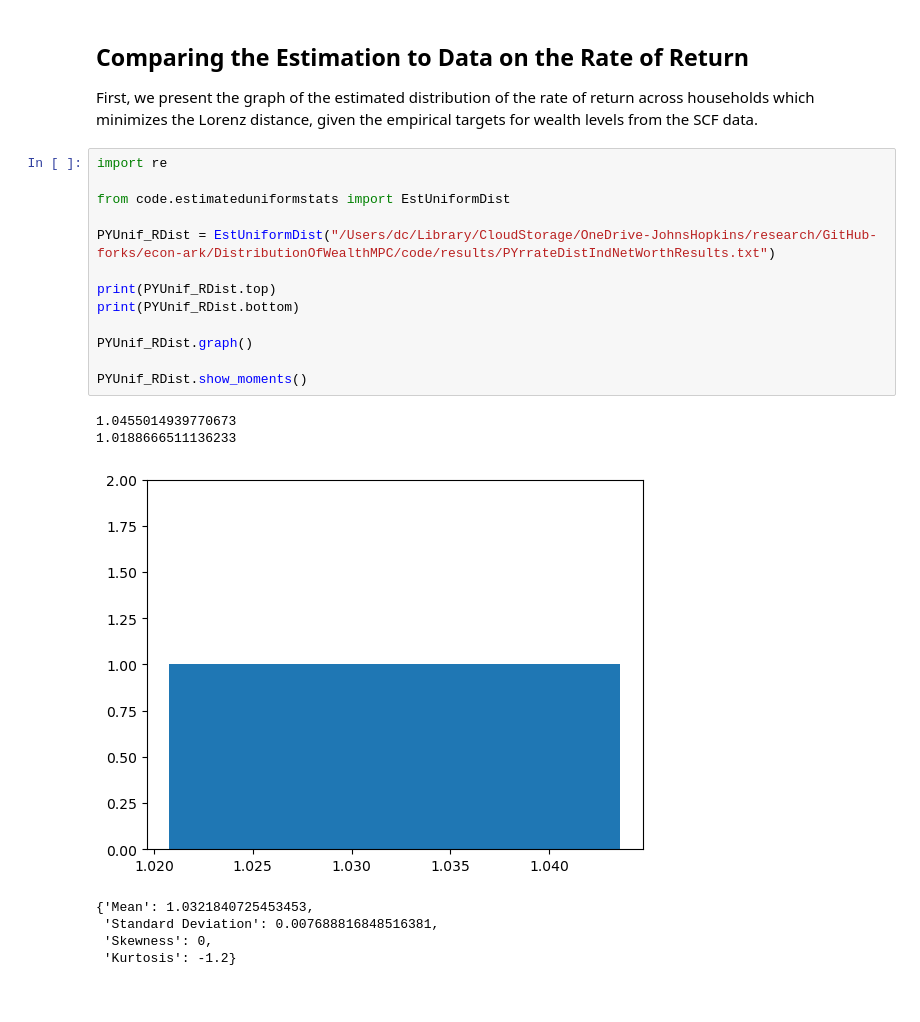
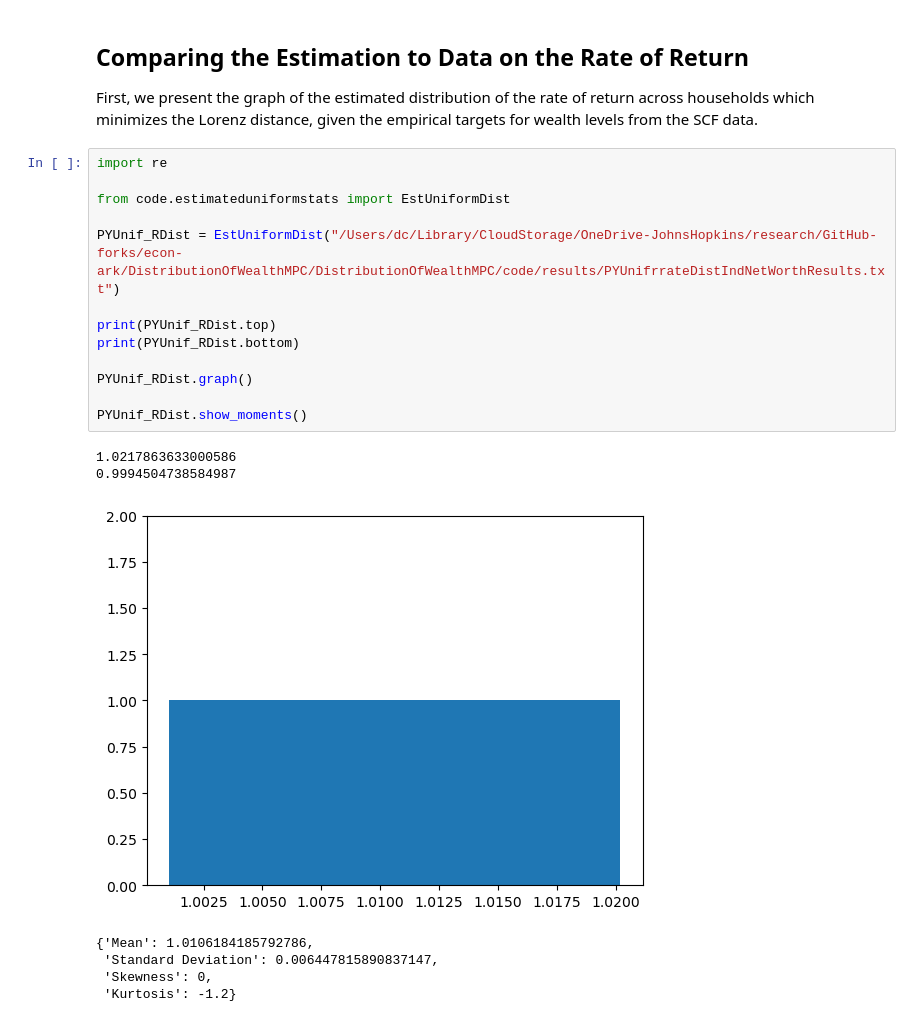
Before and after one commit to econ-ark/DistributionOfWealthMPC, a Jupyter notebook: cstwMPC-HetReturns.ipynb, the cells around one changed output. Cells and saved outputs as stored; diff of their text form.

```diff
--- a/cstwMPC-HetReturns.ipynb
+++ b/cstwMPC-HetReturns.ipynb
@@ -681,21 +392,21 @@ First, we present the graph of the estimated distribution of the rate of return
 # %%
 import re
 
 from code.estimateduniformstats import EstUniformDist
 
-PYUnif_RDist = EstUniformDist("/Users/dc/Library/CloudStorage/OneDrive-JohnsHopkins/research/GitHub-forks/econ-ark/DistributionOfWealthMPC/code/results/PYrrateDistIndNetWorthResults.txt")
+PYUnif_RDist = EstUniformDist("/Users/dc/Library/CloudStorage/OneDrive-JohnsHopkins/research/GitHub-forks/econ-ark/DistributionOfWealthMPC/DistributionOfWealthMPC/code/results/PYUnifrrateDistIndNetWorthResults.txt")
 
 print(PYUnif_RDist.top)
 print(PYUnif_RDist.bottom)
 
 PYUnif_RDist.graph()
 
 PYUnif_RDist.show_moments()
 # %% [output]
-1.0455014939770673
-1.0188666511136233
+1.0217863633000586
+0.9994504738584987
-[figure, old version]
+[figure, new version]
-{'Mean': 1.0321840725453453,
- 'Standard Deviation': 0.007688816848516381,
+{'Mean': 1.0106184185792786,
+ 'Standard Deviation': 0.006447815890837147,
  'Skewness': 0,
  'Kurtosis': -1.2}
```
Also changed, not shown: parts of 17 cells of this notebook, 11 other files.
